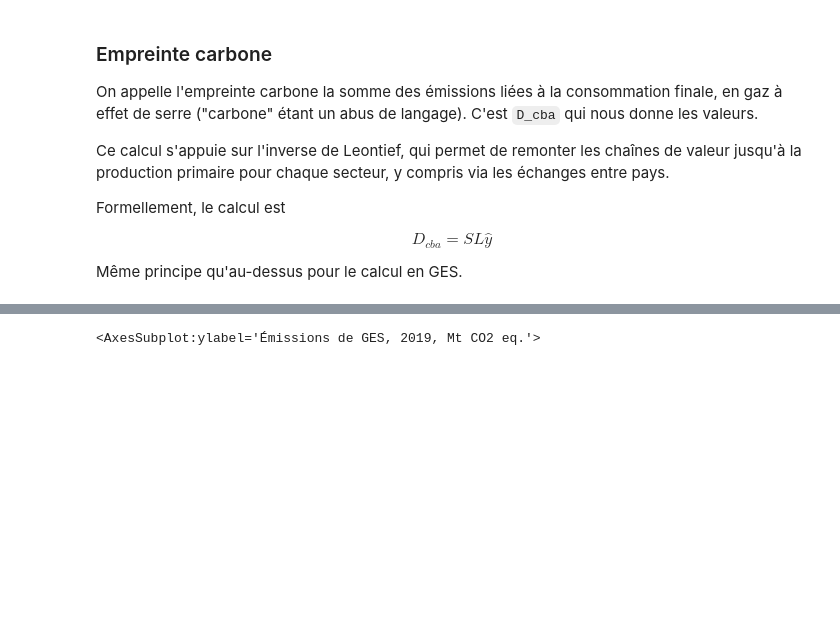
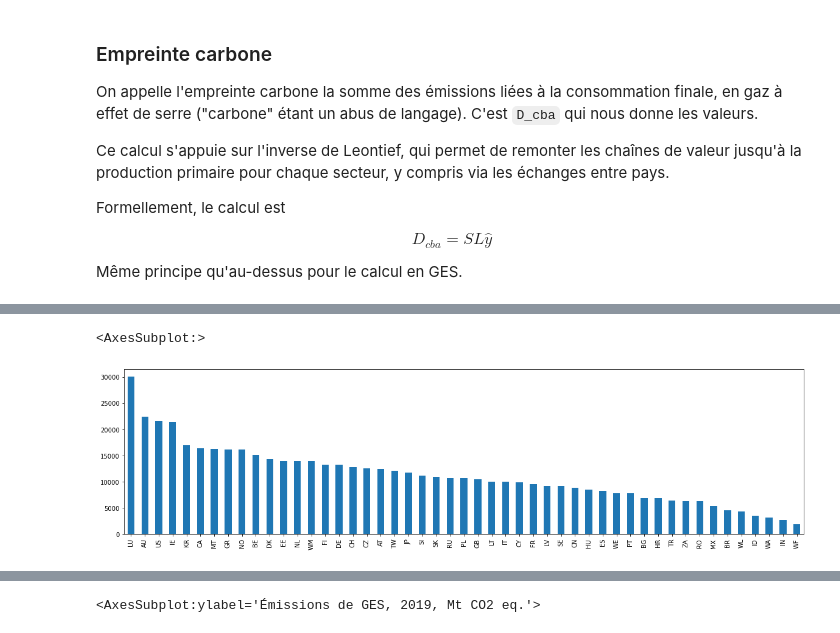
Before and after one commit to thomasgibon/io-footprinting, a Jupyter notebook: miniprojet_mines/1_introduction_structure_IO.ipynb, the cells around one changed output, grey strips where cells are left out. Drawn from its saved outputs; the diff is of its cells as text; code cells hidden in the pictures; blank space fills up the shorter version.

```diff
--- a/miniprojet_mines/1_introduction_structure_IO.ipynb
+++ b/miniprojet_mines/1_introduction_structure_IO.ipynb
@@ -433,0 +665,12 @@ io.satellite.D_cba_reg.to_excel('fichier.xlsx')
+# %%
+# Indicateur pour les gaz à effet de serre (agrège CO2, CH4, CH4, ...)
+indicateur = 'Climate change midpoint | ILCD recommended CF | Global warming potential 100 years'
+# %%
+# Gaz à effet de serre par personne
+empreinte_par_personne = (io.impacts.D_cba_cap.loc[indicateur] + \
+io.satellite.F_Y.groupby('region', axis=1).sum().loc['CO2 - combustion - air']/io.population.T['population'])
+# %%
+empreinte_par_personne.sort_values(ascending=False).plot.bar(figsize=(20,5))
+# %% [output]
+<AxesSubplot:>
+[figure, added]
```
Also changed, not shown: parts of 22 cells of this notebook.
